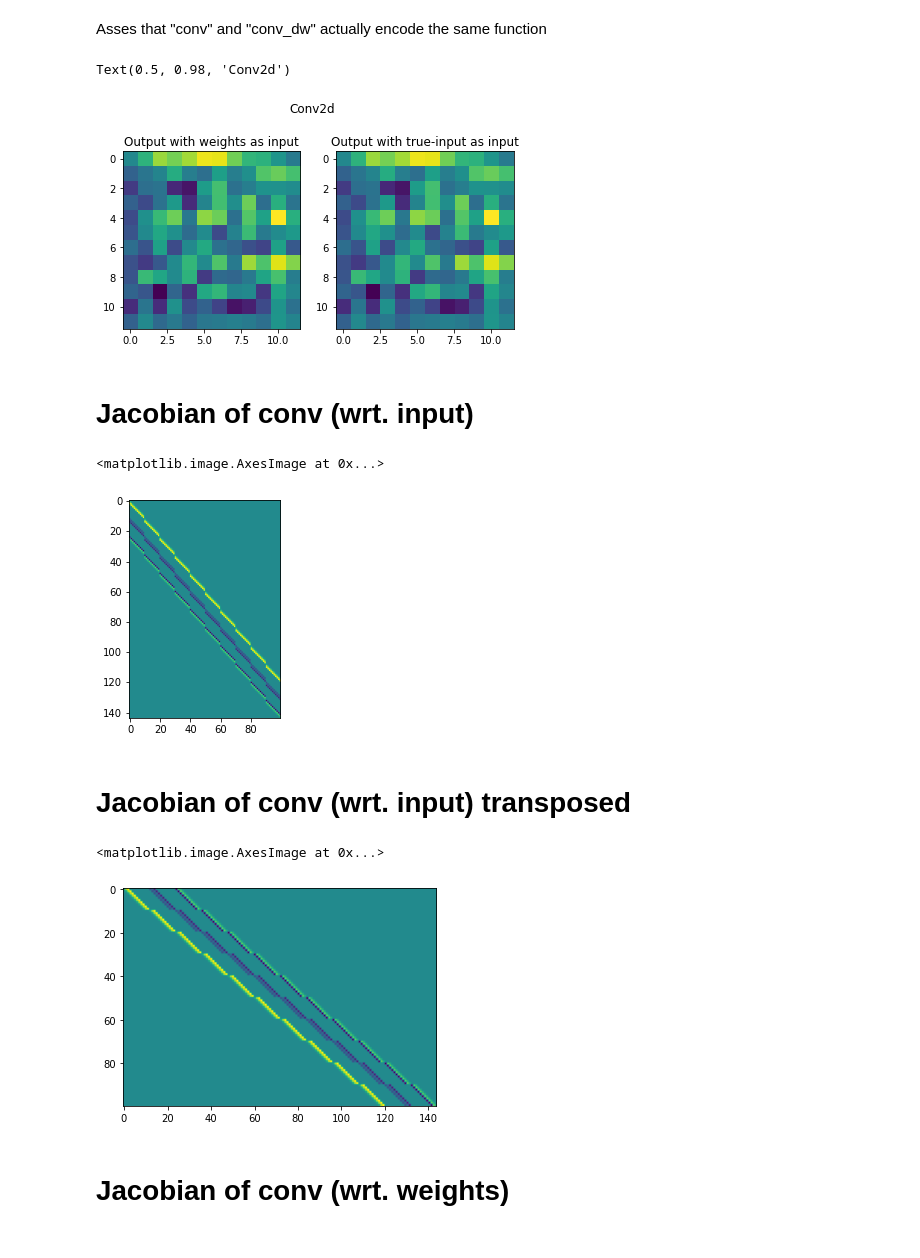
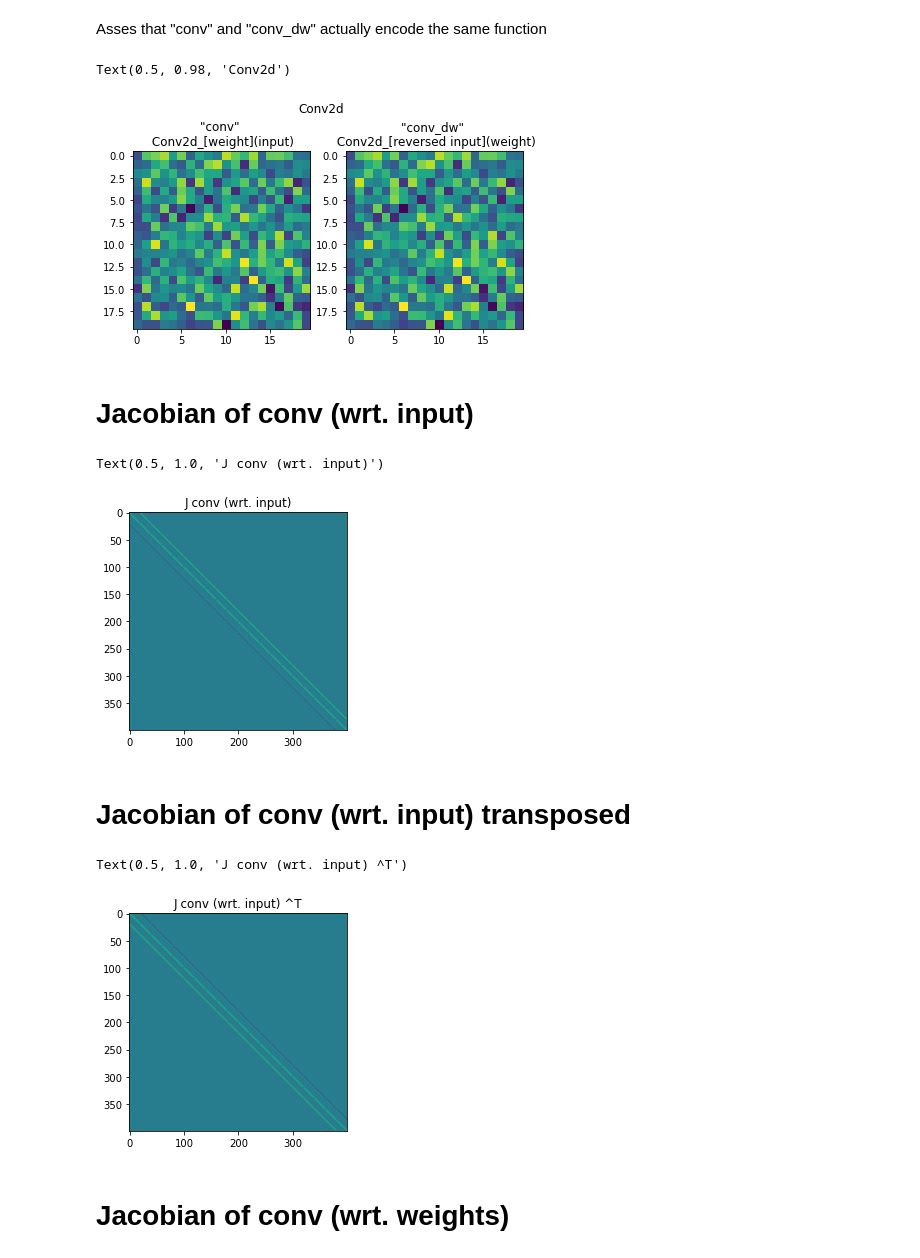
Before and after one commit to FrederikWarburg/LaplaceAE, a Jupyter notebook: notebooks/jacobian_convolution.ipynb, the cells around one changed output. Cells and saved outputs as stored; diff of their text form; code cells hidden in the pictures.

```diff
--- a/notebooks/jacobian_convolution.ipynb
+++ b/notebooks/jacobian_convolution.ipynb
@@ -13,9 +13,9 @@ from stochman import nnj
 # %%
 # Set parameters (free to change)
 
-N = 10 #input edge
+N = 20 #input edge
 kernel_size = 3
-padding = 2
+padding = 1
 stride = 1 #don't change me please, bad things will happen
 dilation = 1
 
@@ -81,11 +81,11 @@ for i in range(M):
 
 plt.figure(figsize=(7,4))
 plt.subplot(1,2,1)
-plt.title('Output with weights as input')
+plt.title('"conv" \n Conv2d_[weight](input)')
+plt.imshow(output[0,0].detach().numpy())
+plt.subplot(1,2,2)
+plt.title('"conv_dw" \n Conv2d_[reversed input](weight)')
 plt.imshow(reversed_dw_output[0,0].detach().numpy())
-plt.subplot(1,2,2)
-plt.title('Output with true-input as input')
-plt.imshow(output[0,0].detach().numpy())
 plt.suptitle('Conv2d')
 #diff = reversed_dw_output[0,0] - output[0,0]
 #print(diff)
@@ -93,7 +93,7 @@ plt.suptitle('Conv2d')
 #plots should be equal
 # %% [output]
 Text(0.5, 0.98, 'Conv2d')
-[figure, old version]
+[figure, new version]
 # %% [markdown]
 # Jacobian of conv (wrt. input)
 # %%
@@ -102,35 +102,36 @@ print_each_column_computation = False
 # N*N = number of inputs
 # M*M = number of ouputs
 
 full_jacobian = torch.zeros(M*M,N*N)
 for i in range(N):
     for j in range(N):
         # define base element
         jac_in = torch.zeros(1,1,N,N).type(torch.float)
         jac_in[0,0,i,j] = 1
 
         # compute a column of full_jacobian by conv(base_element)
         jacobian = conv._jacobian_mult(input, output, jac_in)
 
         # store the image returned by conv as a column vector
         col = N*i+j
         for k in range(M):
             for q in range(M):
                 row = M*k+q
                 full_jacobian[row,col] = jacobian[0,0,k,q]
 
         if print_each_column_computation:
             plt.figure(figsize=(6,3))
             plt.subplot(1,4,1)
             plt.imshow(jac_in[0,0].detach().numpy())
             plt.subplot(1,4,2)
             plt.imshow(jacobian[0,0].detach().numpy())
             plt.show()
 
 plt.imshow(full_jacobian.detach().numpy())
+plt.title('J conv (wrt. input)')
 # %% [output]
-<matplotlib.image.AxesImage at 0x...>
+Text(0.5, 1.0, 'J conv (wrt. input)')
-[figure, old version]
+[figure, new version]
 # %% [markdown]
 # Jacobian of conv (wrt. input) transposed
 # %%
@@ -158,9 +159,10 @@ for i in range(M):
             plt.show()
 
 plt.imshow(full_jacobian_T.detach().numpy())
+plt.title('J conv (wrt. input) ^T')
 # %% [output]
-<matplotlib.image.AxesImage at 0x...>
+Text(0.5, 1.0, 'J conv (wrt. input) ^T')
-[figure, old version]
+[figure, new version]
 # %% [markdown]
 # Jacobian of conv (wrt. weights)
 # %%
```
Also changed, not shown: parts of 10 cells of this notebook.
